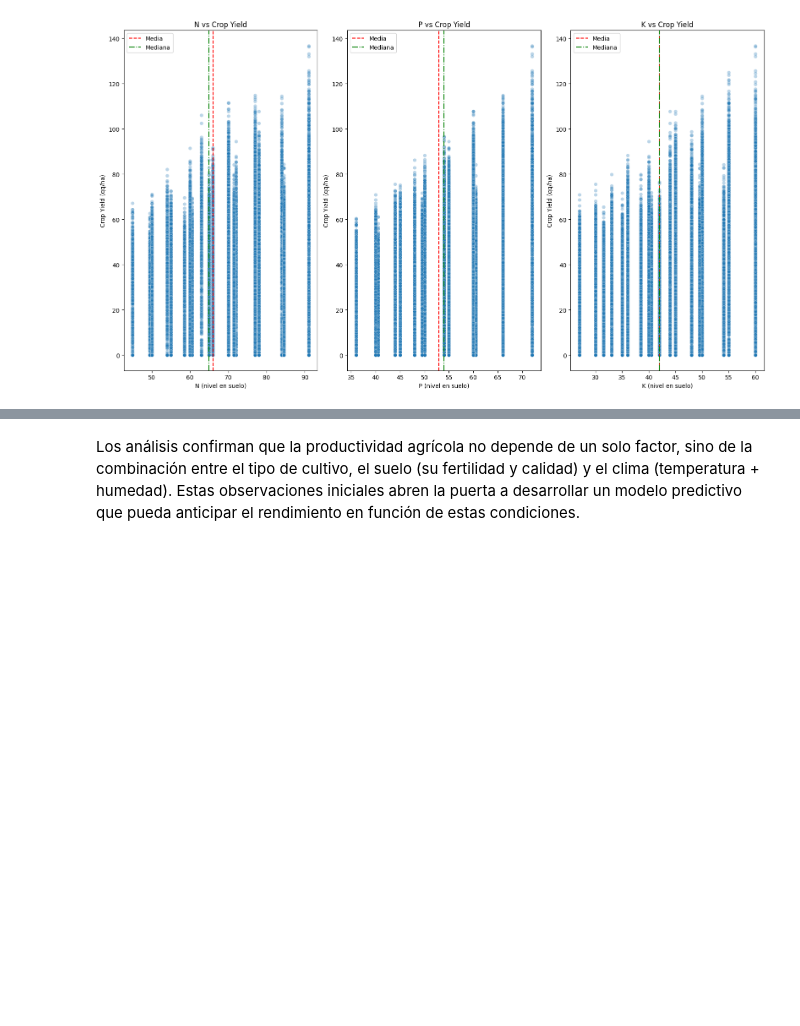
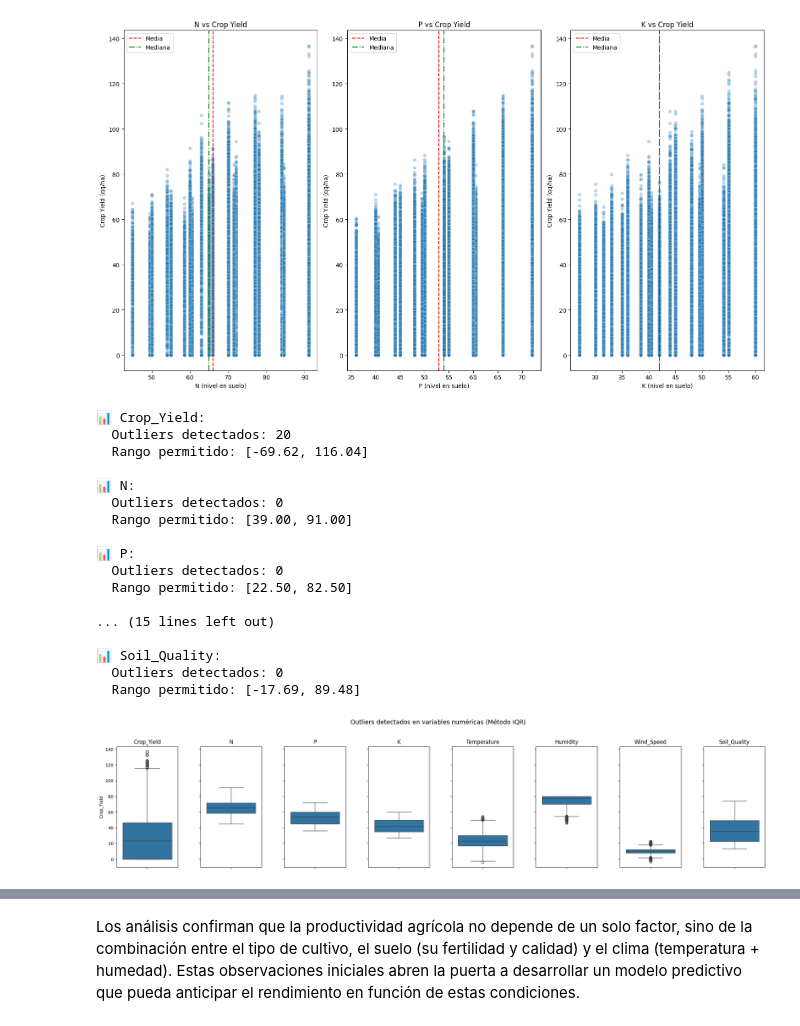
Before and after one commit to IvanSerem/agro-datascience, a Jupyter notebook: ProyectoDS_ParteI_Seremczuk.ipynb, the cells around one changed output, grey strips where cells are left out. Saved outputs shown, nothing was run; the diff lists cells and outputs as text; code cells hidden in the pictures; blank space fills up the shorter version.

```diff
--- a/ProyectoDS_ParteI_Seremczuk.ipynb
+++ b/ProyectoDS_ParteI_Seremczuk.ipynb
@@ -232,6 +232,66 @@ Correlación de N, P y K con el rendimiento (Crop_Yield):
 | K | 0.155379 |
 dtype: float64
 [figure]
+# %%
+import seaborn as sns
+import matplotlib.pyplot as plt
+
+# --- Función IQR ---
+def detect_outliers_iqr(data, column, threshold=1.5):
+    Q1 = data[column].quantile(0.25)
+    Q3 = data[column].quantile(0.75)
+    IQR = Q3 - Q1
+    lower_bound = Q1 - threshold * IQR
+    upper_bound = Q3 + threshold * IQR
+
+    outliers = data[(data[column] < lower_bound) | (data[column] > upper_bound)]
+    return outliers, lower_bound, upper_bound
+
+# --- Columnas numéricas (ajustar según tu dataset) ---
+numeric_cols = ["Crop_Yield", "N", "P", "K", "Temperature", "Humidity", "Wind_Speed", "Soil_Quality"]
+
+# --- Figura de boxplots ---
+fig, axes = plt.subplots(nrows=1, ncols=len(numeric_cols), figsize=(22, 5), sharey=True)
+plt.tight_layout(pad=3.0)
+
+iqr_outliers = {}
+
+for i, col in enumerate(numeric_cols):
+    if col in df.columns:  # seguridad por si falta alguna
+        # Detectar outliers
+        outliers, lb, ub = detect_outliers_iqr(df, col)
+        iqr_outliers[col] = outliers
+
+        print(f"\n📊 {col}:")
+        print(f"  Outliers detectados: {outliers.shape[0]}")
+        print(f"  Rango permitido: [{lb:.2f}, {ub:.2f}]")
+
+        # Boxplot
+        sns.boxplot(y=df[col], ax=axes[i])
+        axes[i].set_title(f'{col}')
+        axes[i].set_xlabel("")
+
+plt.suptitle('Outliers detectados en variables numéricas (Método IQR)', y=1.08, fontsize=14)
+plt.show()
+# %% [output]
+📊 Crop_Yield:
+  Outliers detectados: 20
+  Rango permitido: [-69.62, 116.04]
+
+📊 N:
+  Outliers detectados: 0
+  Rango permitido: [39.00, 91.00]
+
+📊 P:
+  Outliers detectados: 0
+  Rango permitido: [22.50, 82.50]
+
+... (15 lines left out)
+
+📊 Soil_Quality:
+  Outliers detectados: 0
+  Rango permitido: [-17.69, 89.48]
+[figure, added]
 # %% [markdown]
 Conclusiones Preliminares
 
```
Also changed, not shown: parts of 1 cell of this notebook.
